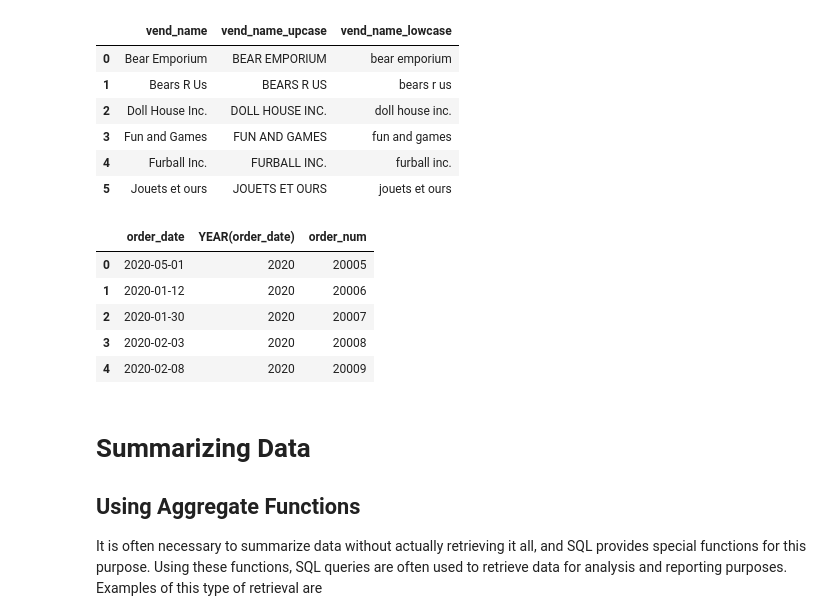
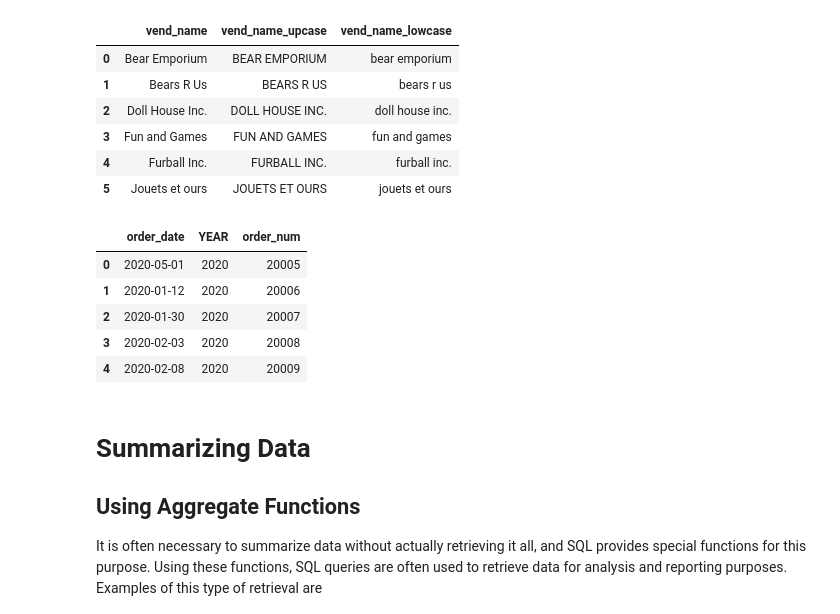
Before and after one commit to alinemati45/mysql_code_leetcode, a Jupyter notebook: Sams Teach Yourself SQL in 10 Minutes Fifth Edition Ben Forta.ipynb, the cells around one changed output. Drawn from its saved outputs; the diff is of its cells as text; code cells hidden in the pictures.

```diff
--- a/Sams Teach Yourself SQL in 10 Minutes Fifth Edition Ben Forta.ipynb
+++ b/Sams Teach Yourself SQL in 10 Minutes Fifth Edition Ben Forta.ipynb
@@ -1447,13 +1449,12 @@ ORDER BY vend_name;
 | 5 | Jouets et ours | JOUETS ET OURS | jouets et ours |
 # %%
 query('''
-SELECT order_date , YEAR(order_date) , order_num
+SELECT order_date , YEAR(order_date) as YEAR , order_num
 FROM Orders
 WHERE YEAR(order_date) = 2020;
-
 ''')
 # %% [output]
-|  | order_date | YEAR(order_date) | order_num |
+|  | order_date | YEAR | order_num |
 | 0 | 2020-05-01 | 2020 | 20005 |
 | 1 | 2020-01-12 | 2020 | 20006 |
 | 2 | 2020-01-30 | 2020 | 20007 |
```
Also changed, not shown: parts of 4 cells of this notebook.
